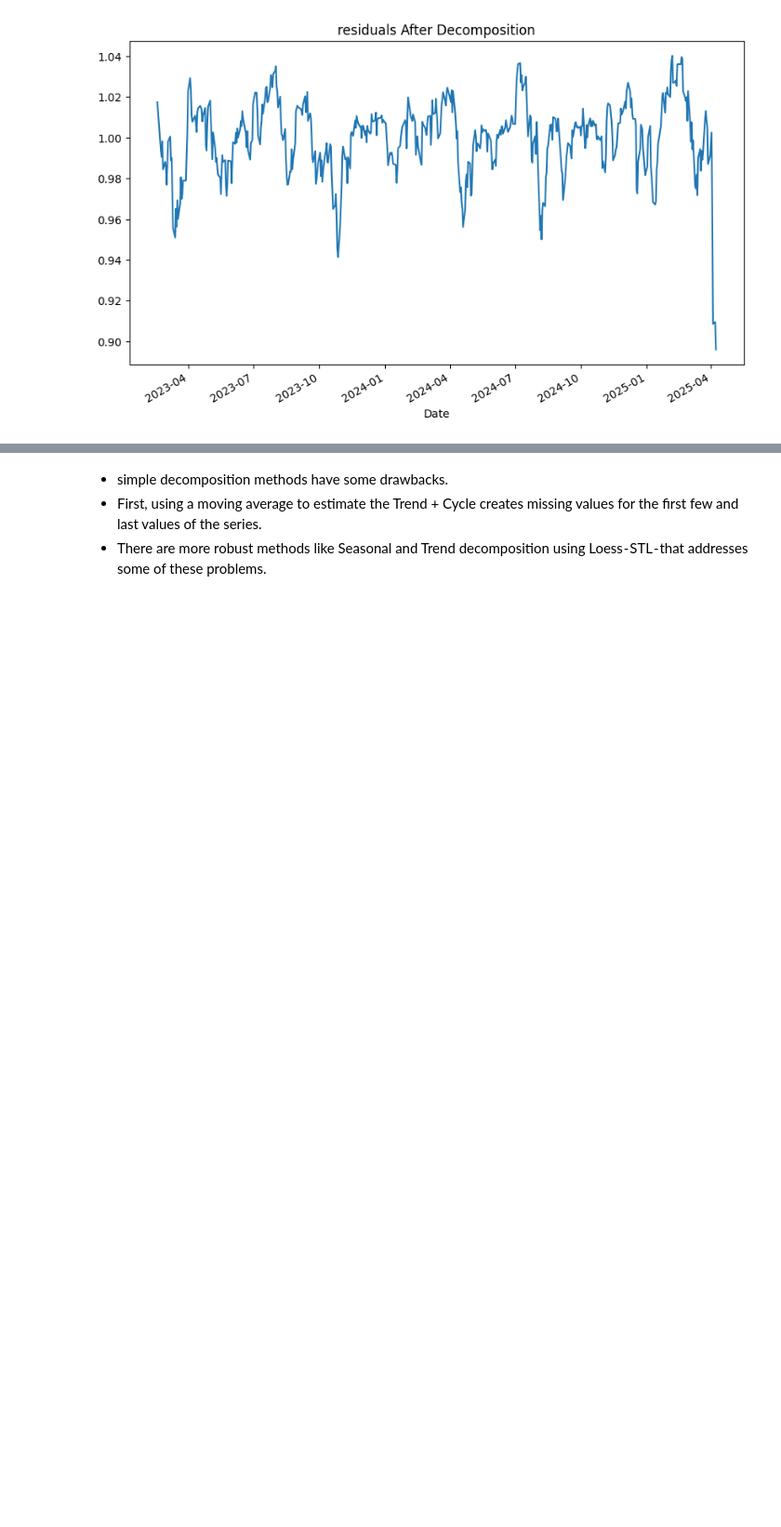
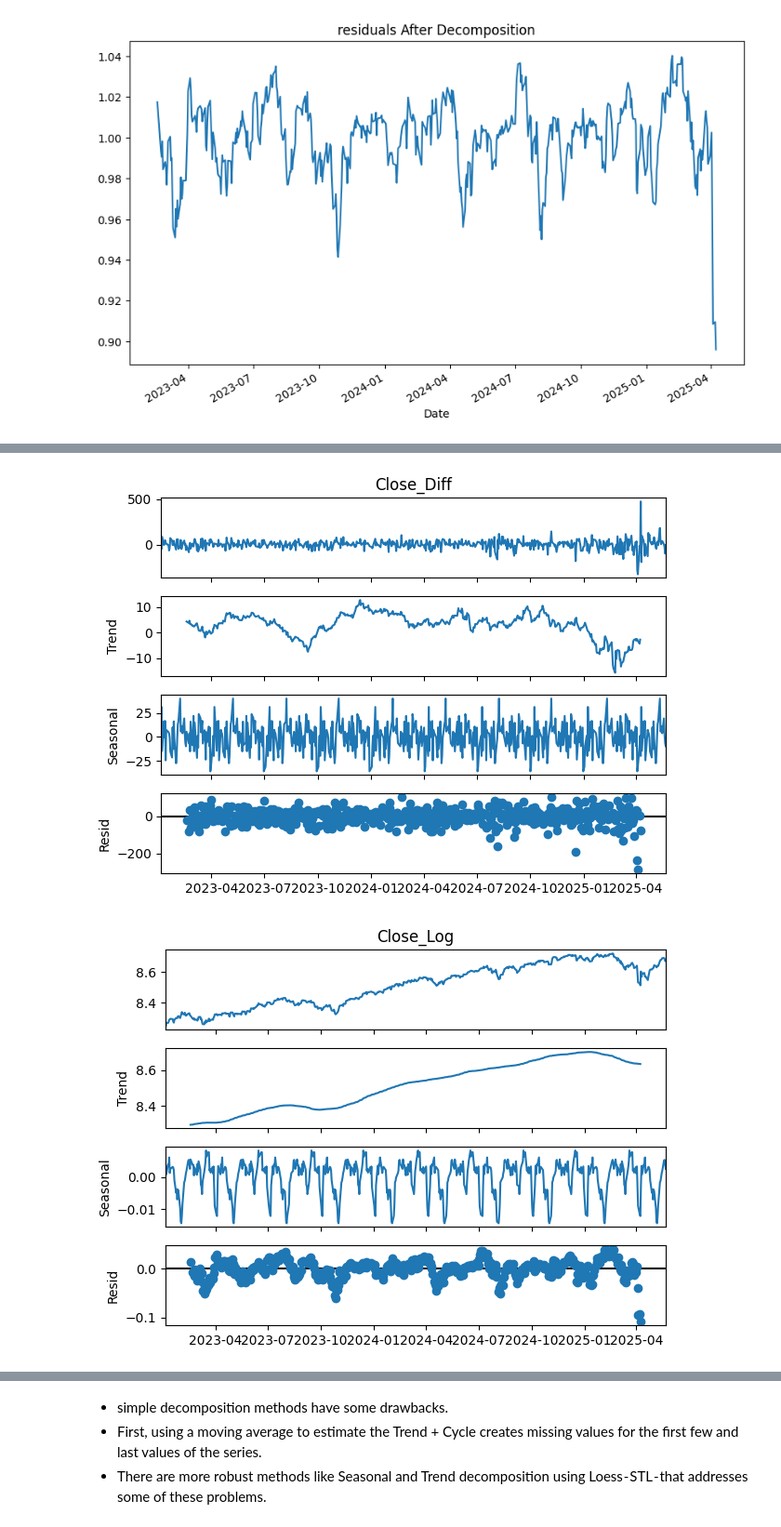
Before and after one commit to injilashah/TSD, a Jupyter notebook: S&P.ipynb, the cells around one changed output, grey strips where cells are left out. Shown at 93% size. Cells and saved outputs as stored; diff of their text form; code cells hidden in the pictures; blank space fills up the shorter version.

```diff
--- a/S&P.ipynb
+++ b/S&P.ipynb
@@ -291,0 +294,19 @@ plt.show()
+# %%
+# Perform the Augmented Dickey-Fuller test on each new price column
+from statsmodels.tsa.stattools import adfuller
+adf_summaries = []
+
+for column in ['Close_Diff', 'Close_Log', 'Close_Log_Diff']:
+    adf_result_diff = adfuller(sp500_df[column])
+
+    # Create a summary of the test results for the differenced series
+    adf_summary = {
+        'Column': column,
+        'ADF Statistic': adf_result_diff[0],
+        'p-value': adf_result_diff[1],
+        'Critical Values': adf_result_diff[4]
+    }
+
+    adf_summaries.append(adf_summary)
+
+adf_summaries
@@ -291,0 +332,27 @@ plt.show()
+# %%
+
+columns_to_decompose = ['Close_Diff', 'Close_Log', 'Close_Log_Diff']
+
+
+for column in columns_to_decompose:
+    result = seasonal_decompose(sp500_df[column], model='additive', period=63)
+
+
+    trend = result.trend
+    seasonal = result.seasonal
+    residual = result.resid
+
+
+    decomposition_results[column] = {
+        'trend': trend,
+        'seasonal': seasonal,
+        'residual': residual
+    }
+
+
+    result.plot()
+    plt.tight_layout()
+    plt.show()
+# %% [output]
+[figure, added]
+[figure, added]
```
Also changed, not shown: parts of 14 cells of this notebook.
